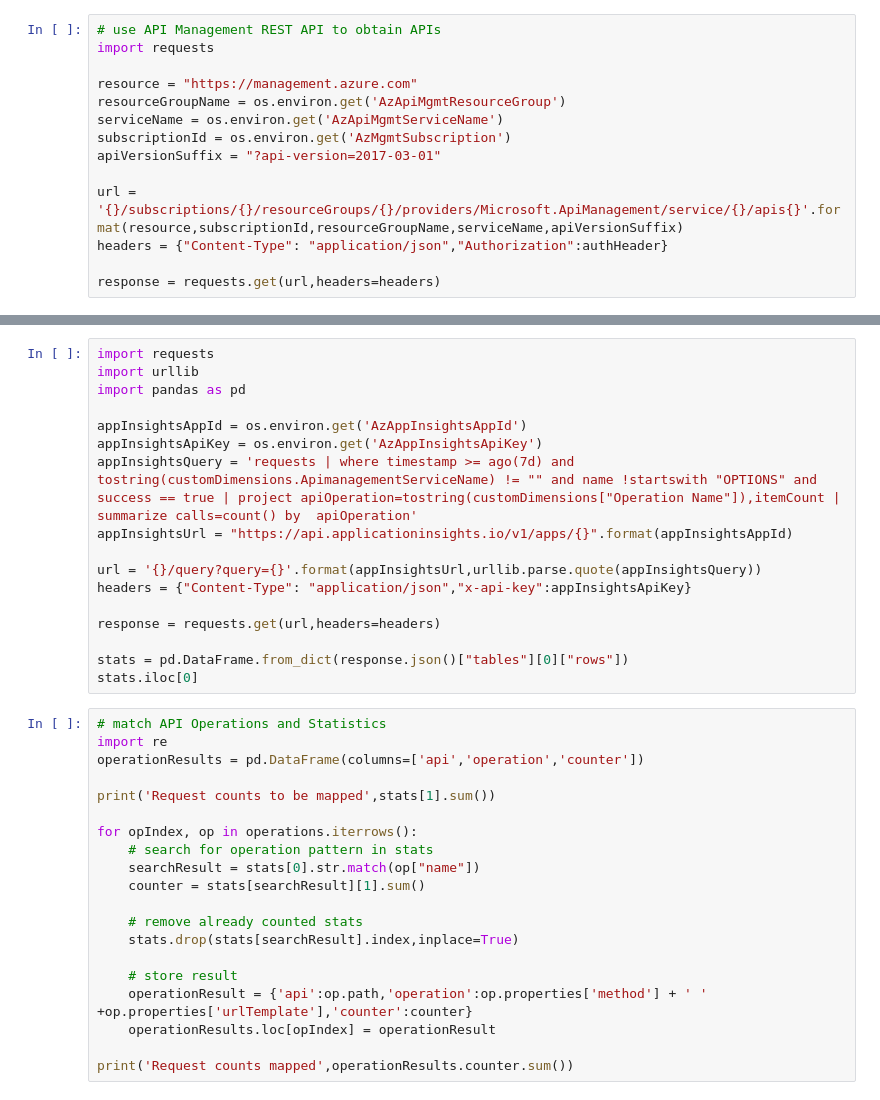
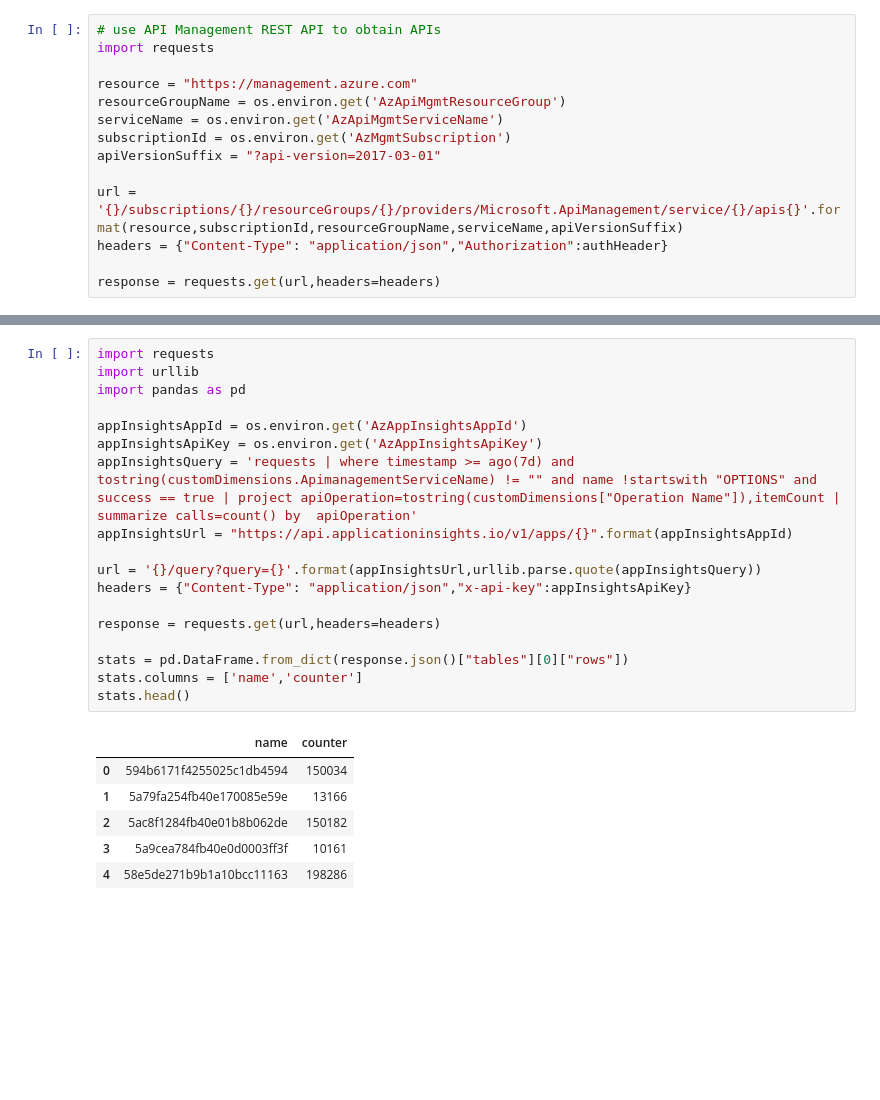
Before and after one commit to KaiWalter/api-management-helpers, a Jupyter notebook: analyze.ipynb, the cells around one changed output, grey strips where cells are left out. Saved outputs shown, nothing was run; the diff lists cells and outputs as text; blank space fills up the shorter version.

```diff
--- a/analyze.ipynb
+++ b/analyze.ipynb
@@ -181,37 +216,25 @@ operations.iloc[0]
 # %%
 import requests
 import urllib
 import pandas as pd
 
 appInsightsAppId = os.environ.get('AzAppInsightsAppId')
 appInsightsApiKey = os.environ.get('AzAppInsightsApiKey')
 appInsightsQuery = 'requests | where timestamp >= ago(7d) and tostring(customDimensions.ApimanagementServiceName) != "" and name !startswith "OPTIONS" and success == true | project apiOperation=tostring(customDimensions["Operation Name"]),itemCount | summarize calls=count() by  apiOperation'
 appInsightsUrl = "https://api.applicationinsights.io/v1/apps/{}".format(appInsightsAppId)
 
 url = '{}/query?query={}'.format(appInsightsUrl,urllib.parse.quote(appInsightsQuery))
 headers = {"Content-Type": "application/json","x-api-key":appInsightsApiKey}
 
 response = requests.get(url,headers=headers)
 
 stats = pd.DataFrame.from_dict(response.json()["tables"][0]["rows"])
-stats.iloc[0]
+stats.columns = ['name','counter']
+stats.head()
+# %% [output]
+|  | name | counter |
+| 0 | 594b6171f4255025c1db4594 | 150034 |
+| 1 | 5a79fa254fb40e170085e59e | 13166 |
+| 2 | 5ac8f1284fb40e01b8b062de | 150182 |
+| 3 | 5a9cea784fb40e0d0003ff3f | 10161 |
+| 4 | 58e5de271b9b1a10bcc11163 | 198286 |
-# %%
-# match API Operations and Statistics
-import re
-operationResults = pd.DataFrame(columns=['api','operation','counter'])
-
-print('Request counts to be mapped',stats[1].sum())
-
-for opIndex, op in operations.iterrows():
-    # search for operation pattern in stats
-    searchResult = stats[0].str.match(op["name"])
-    counter = stats[searchResult][1].sum()
-
-    # remove already counted stats
-    stats.drop(stats[searchResult].index,inplace=True)
-
-    # store result
-    operationResult = {'api':op.path,'operation':op.properties['method'] + ' ' +op.properties['urlTemplate'],'counter':counter}
-    operationResults.loc[opIndex] = operationResult
-
-print('Request counts mapped',operationResults.counter.sum())
```
Also changed, not shown: parts of 8 cells of this notebook.
